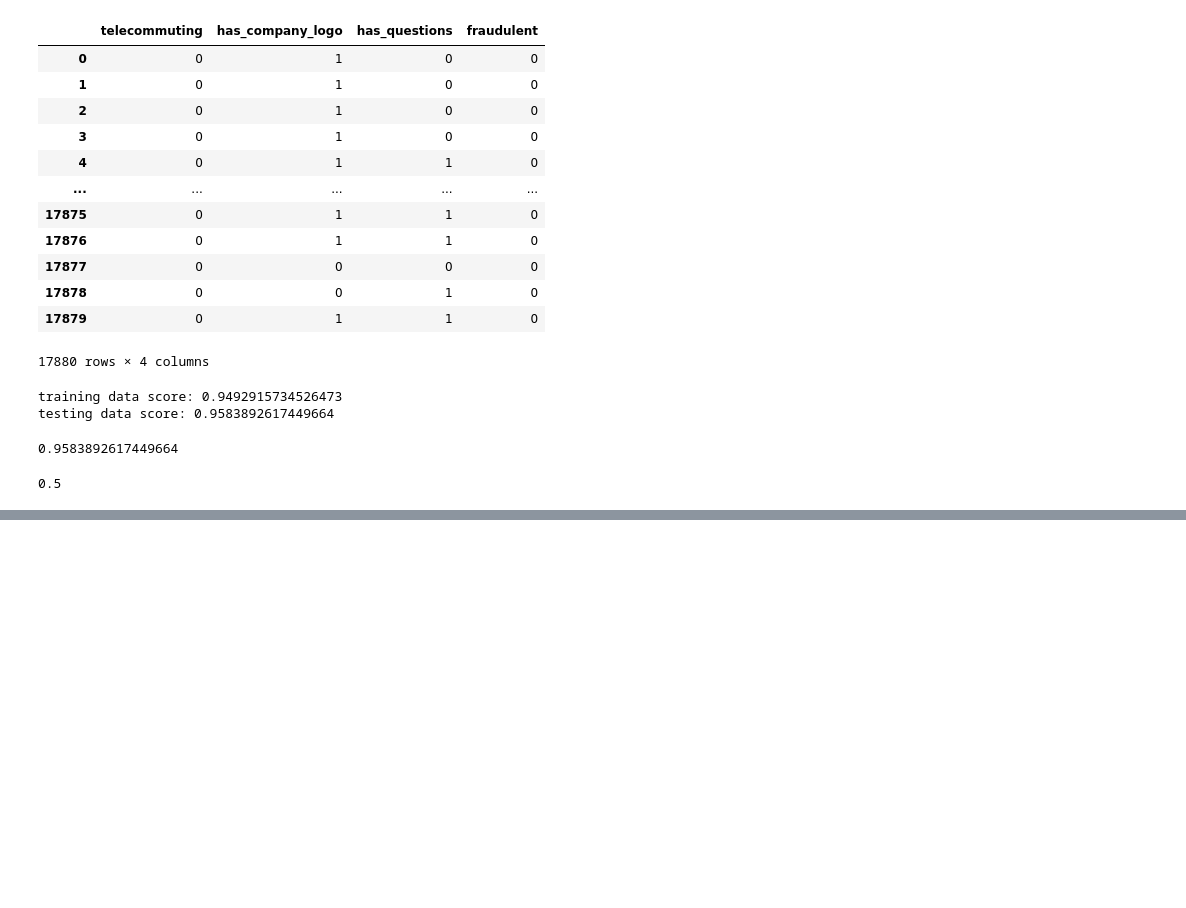
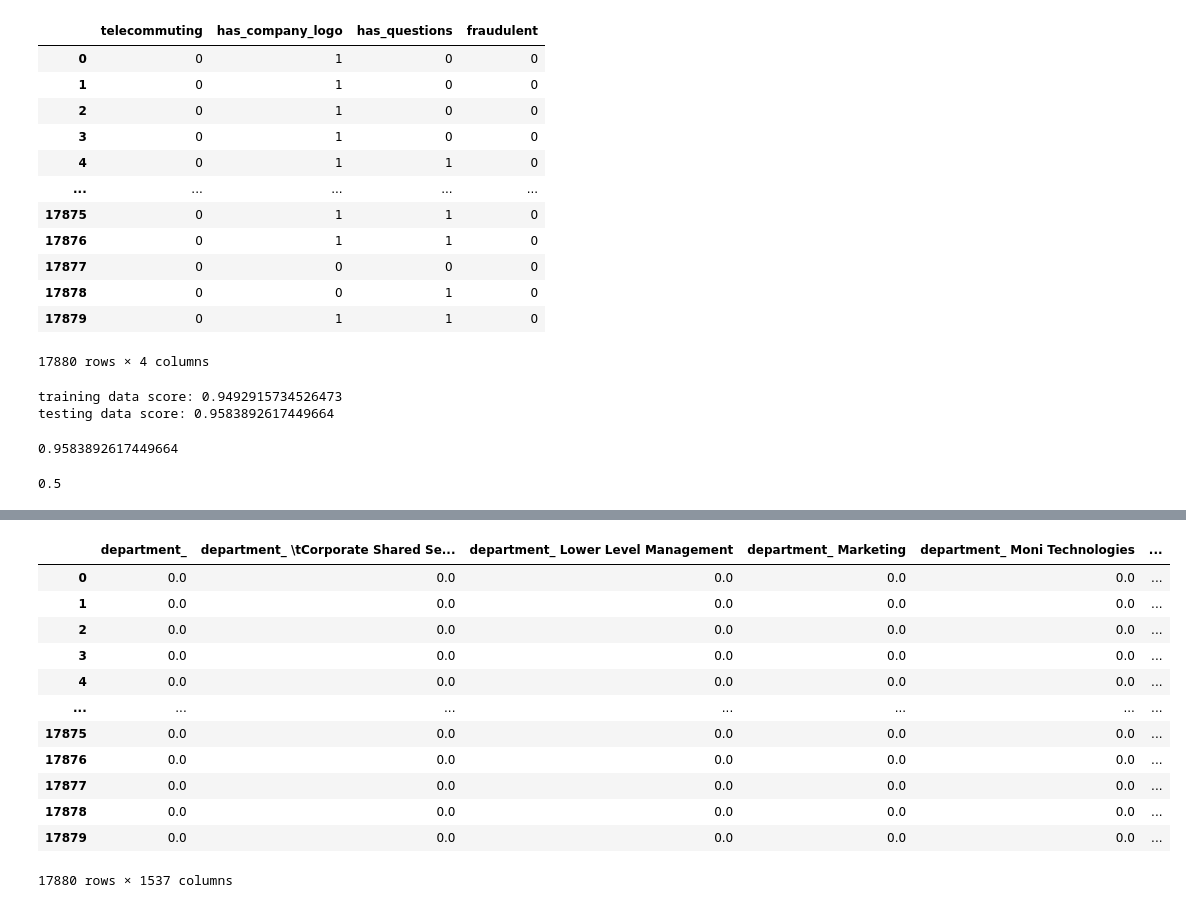
Before and after one commit to jebamania/group-project-2, a Jupyter notebook: Logistic Regression.ipynb, the cells around one changed output, grey strips where cells are left out. Cells and saved outputs as stored; diff of their text form; code cells hidden in the pictures; blank space fills up the shorter version.

```diff
--- a/Logistic Regression.ipynb
+++ b/Logistic Regression.ipynb
@@ -133,0 +215,3 @@ balanced_accuracy_score(y_test, baseline_predections)
+# %%
+ohe_df = pd.read_csv('../group-project-2/original dataset/fake_job_postings.csv')
+ohe_df.head()
@@ -133,0 +225,28 @@ balanced_accuracy_score(y_test, baseline_predections)
+# %%
+# columns for OHE
+columns_to_encode = ['department', 'employment_type', 'required_experience', 'required_education', 'industry', 'function']
+# %%
+# encode specified columns
+ohe = OneHotEncoder(sparse=False)
+encoded_df = pd.DataFrame(ohe.fit_transform(ohe_df[columns_to_encode]))
+
+# add the encoded column names back
+encoded_df.columns = ohe.get_feature_names_out(columns_to_encode)
+
+# concatenate the encoded columns with the 'fraudulent' column
+final_df = pd.concat([encoded_df, ohe_df['fraudulent'].reset_index(drop=True)], axis=1)
+final_df
+# %% [output]
+|  | department_ | department_ \tCorporate Shared Se... | department_ Lower Level Management | department_ Marketing | department_ Moni Technologies | ... |
+| 0 | 0.0 | 0.0 | 0.0 | 0.0 | 0.0 | ... |
+| 1 | 0.0 | 0.0 | 0.0 | 0.0 | 0.0 | ... |
+| 2 | 0.0 | 0.0 | 0.0 | 0.0 | 0.0 | ... |
+| 3 | 0.0 | 0.0 | 0.0 | 0.0 | 0.0 | ... |
+| 4 | 0.0 | 0.0 | 0.0 | 0.0 | 0.0 | ... |
+| ... | ... | ... | ... | ... | ... | ... |
+| 17875 | 0.0 | 0.0 | 0.0 | 0.0 | 0.0 | ... |
+| 17876 | 0.0 | 0.0 | 0.0 | 0.0 | 0.0 | ... |
+| 17877 | 0.0 | 0.0 | 0.0 | 0.0 | 0.0 | ... |
+| 17878 | 0.0 | 0.0 | 0.0 | 0.0 | 0.0 | ... |
+| 17879 | 0.0 | 0.0 | 0.0 | 0.0 | 0.0 | ... |
+17880 rows × 1537 columns
```
Also changed, not shown: parts of 16 cells of this notebook, 5 other files.
